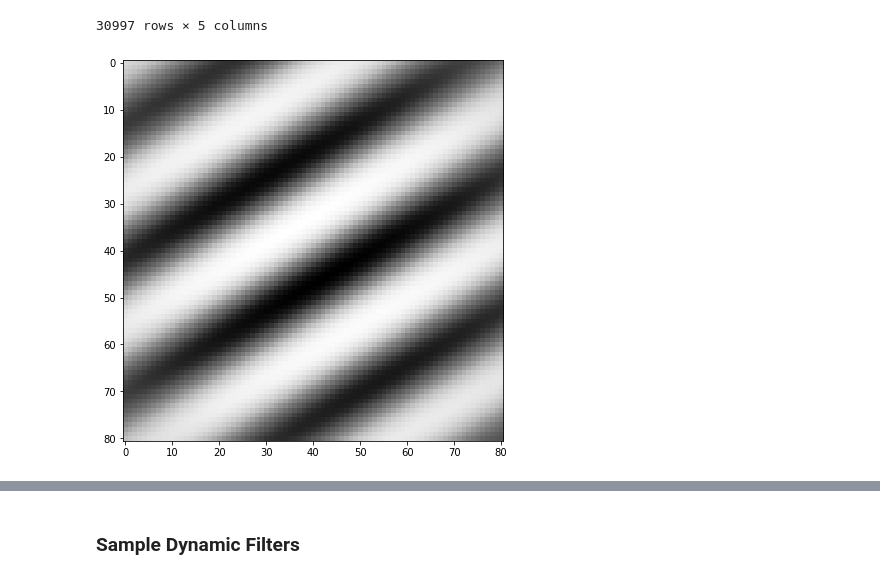
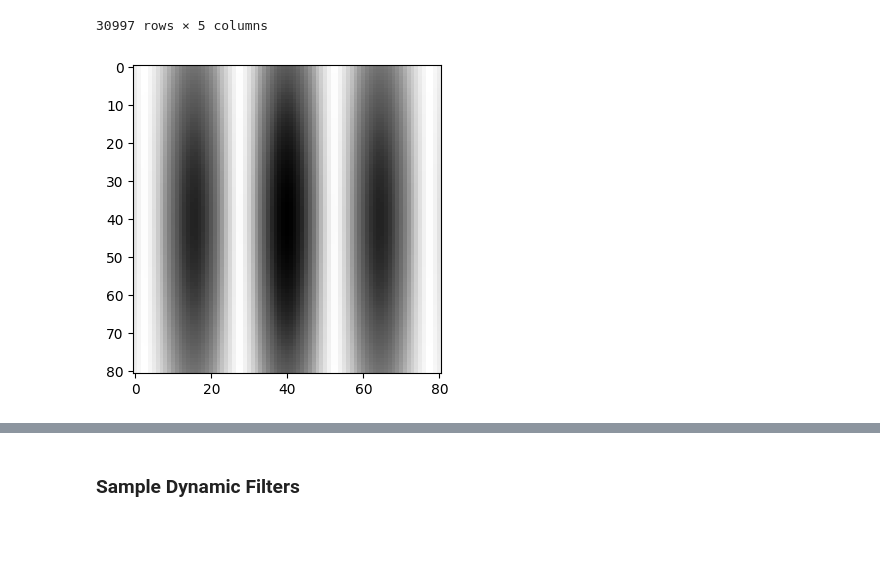
Before and after one commit to marcoabrate/wp1, a Jupyter notebook: data_allen/gabor_filter.ipynb, the cells around one changed output, grey strips where cells are left out. Saved outputs shown, nothing was run; the diff lists cells and outputs as text; code cells hidden in the pictures; blank space fills up the shorter version.

```diff
--- a/data_allen/gabor_filter.ipynb
+++ b/data_allen/gabor_filter.ipynb
@@ -50,21 +68,21 @@ df_sg
 | 63250 | 667772494 | 743827845 | 0.0 | 0.02 | 0.00 |
 30997 rows × 5 columns
 # %%
-ori = 60
-sf = 0.04
-phase = 0.25
+ori = 0
+sf = 0.02
+phase = 0.0
 
 g = cv2.getGaborKernel(
     ksize=(80,80),
-    sigma=50,
+    sigma=1/sf, # 50
     theta=ori*deg_to_rad,
     lambd=1/sf,
-    gamma=1,
+    gamma=1, # 1
     psi=phase*2*np.pi,
 )
 
-plt.figure(figsize=(10, 7))
-plt.imshow(g, cmap='Greys')
+plt.figure(figsize=(5, 4))
+plt.imshow(abs(g), cmap='Greys')
 plt.show()
 # %% [output]
-[figure, old version]
+[figure, new version]
```
Also changed, not shown: parts of 13 cells of this notebook, 4 other files.
